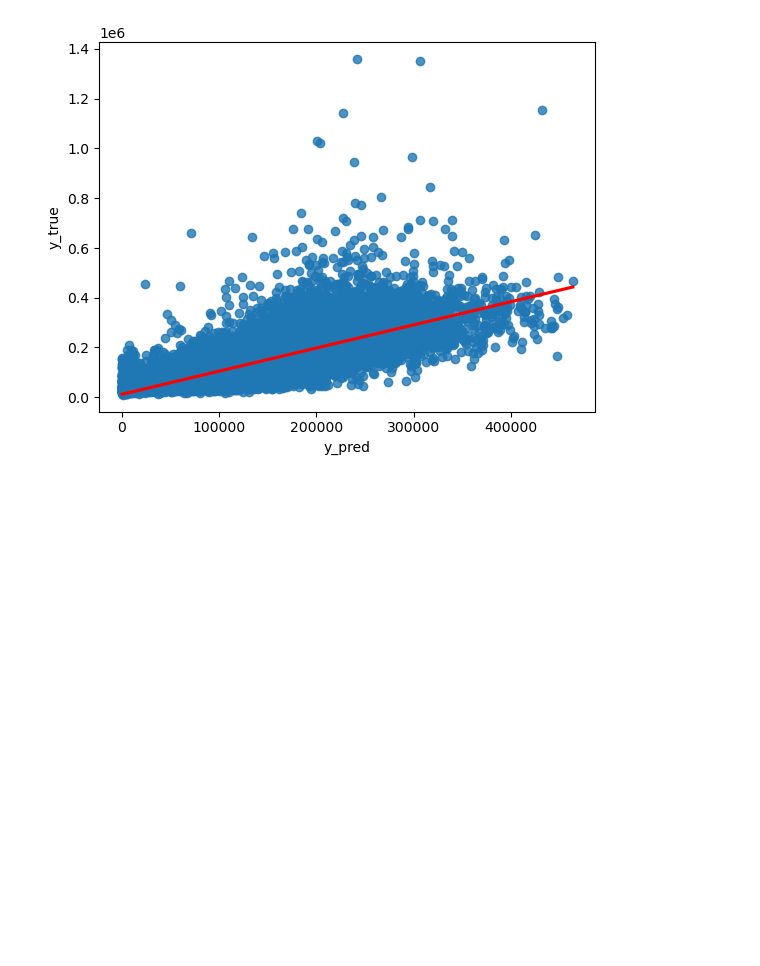
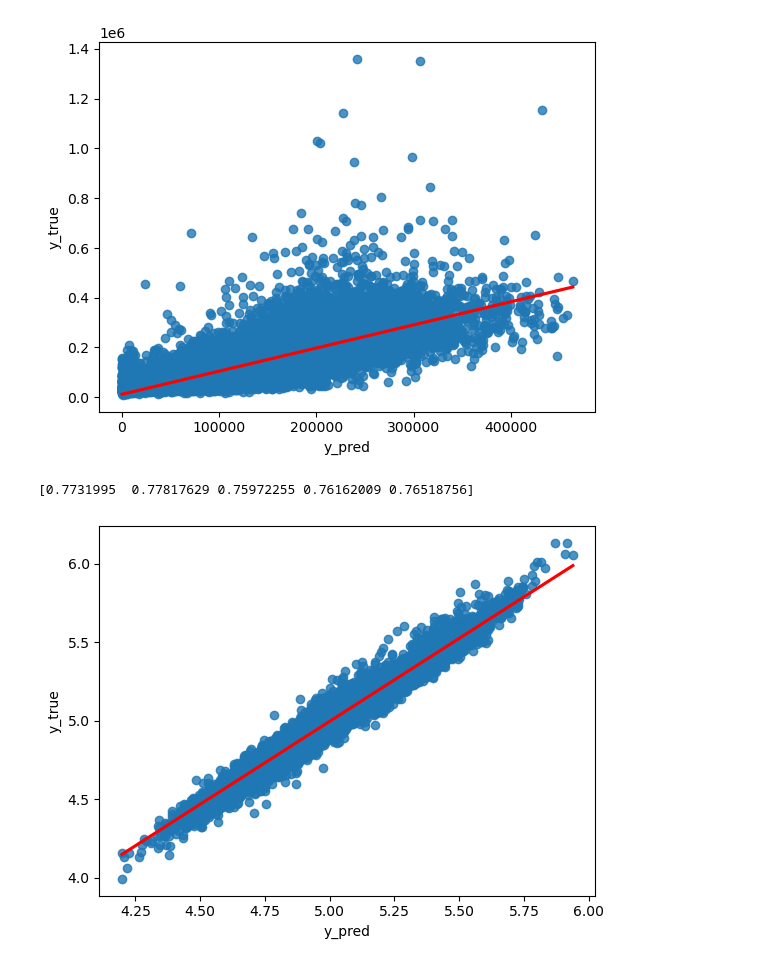
Before and after one commit to renatoinomata/indicium-data-science, a Jupyter notebook: machine_learning.ipynb, the cells around one changed output. Drawn from its saved outputs; the diff is of its cells as text; code cells hidden in the pictures; blank space fills up the shorter version.

Commit message:
log10 y_pred

```diff
--- a/machine_learning.ipynb
+++ b/machine_learning.ipynb
@@ -552,3 +552,54 @@ Scores do CV (RMSE): [-59464.47622191 -61268.55119021 -60198.32830668 -57229.625
  -56268.12493164]
 Média (RMSE): -58925.71
 [figure]
+# %%
+df10 = pd.get_dummies(df, columns=['tipo', 'cambio', 'cor', 'anunciante'], drop_first=True)
+df10['marca'] = df10['marca'].astype('category').cat.codes
+# df10['combustivel'] = df10['combustivel'].astype('category').cat.codes
+df10['modelo'] = df10['modelo'].astype('category').cat.codes
+df10['versao'] = df10['versao'].astype('category').cat.codes
+df10['estado_vendedor'] = df10['estado_vendedor'].astype('category').cat.codes
+df10.drop(columns='cidade_vendedor', inplace=True)
+
+
+# from sklearn.compose import ColumnTransformer
+
+X = df10.drop(columns=['preco', 'id'])
+y = df10.preco.apply(np.log10)
+
+cat_cols = X.select_dtypes('object').columns.tolist()
+# encoder = OrdinalEncoder()
+# encoder.fit_transform(X)
+
+# preprocessor = ColumnTransformer(
+#     transformers=[
+#         ('categorical', OrdinalEncoder(), cat_cols)
+#     ]
+# )
+
+kfold = KFold(n_splits=5, random_state=31, shuffle=True)
+
+pipeline = Pipeline([
+    # ('encoder', OneHotEncoder(categories='auto', drop='first')),
+    # ('encoder', LabelEncoder()),
+    # ('encoder', OrdinalEncoder()),
+    # ('preprocessor', preprocessor),
+    # ('scaler', StandardScaler()),
+    ('regressor', RandomForestRegressor(n_estimators=100, random_state=31))
+    # ('regressor', LinearRegression())
+])
+
+# from sklearn.model_selection import GridSearchCV
+# grid_CV = GridSearchCV(pipeline, )
+
+scores = cross_val_score(pipeline, X, y, cv=kfold, scoring='r2')
+print(scores)
+
+y_pred10 = pipeline.fit(X, y).predict(X)
+sns.regplot(x=y_pred10, y=y, line_kws={'color': 'red'})
+plt.xlabel('y_pred')
+plt.ylabel('y_true')
+plt.show()
+# %% [output]
+[0.7731995  0.77817629 0.75972255 0.76162009 0.76518756]
+[figure, added]
```
Also changed, not shown: parts of 1 cell of this notebook.
